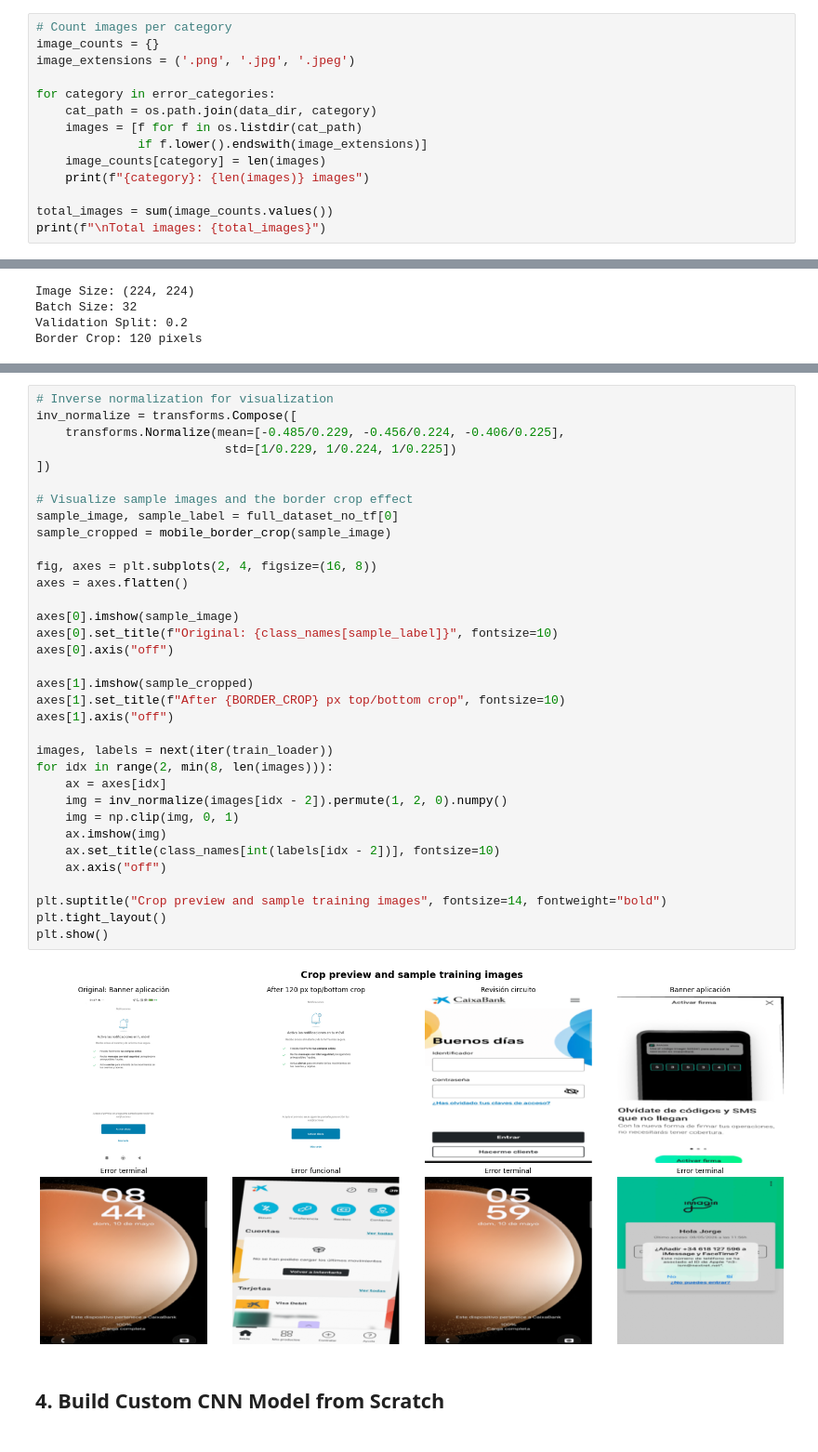
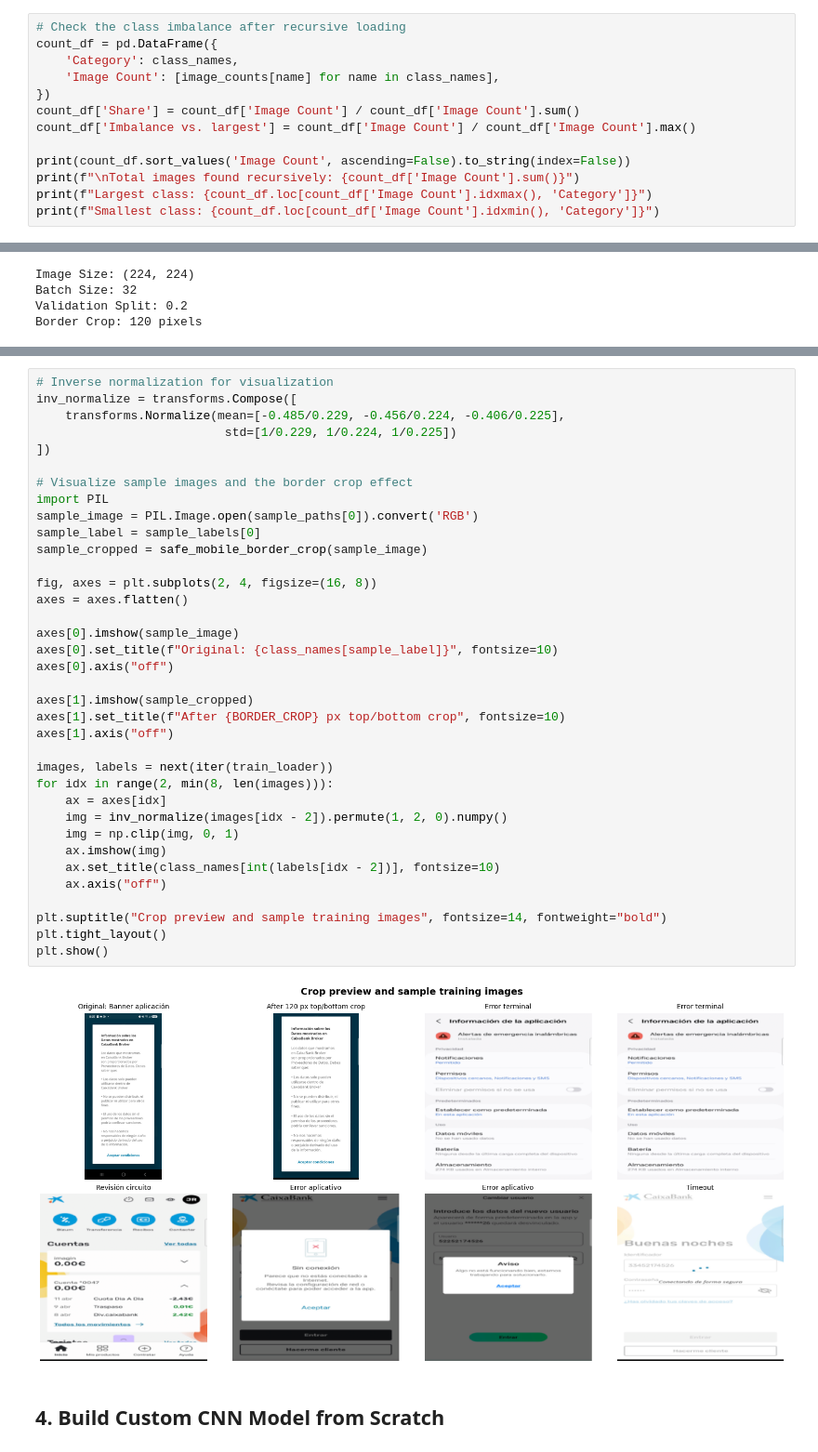
Before and after one commit to IvanBallesteros/TFM, a Jupyter notebook: custom_cnn_from_scratch.ipynb, the cells around one changed output, grey strips where cells are left out. Shown at 93% size. Saved outputs shown, nothing was run; the diff lists cells and outputs as text.

```diff
--- a/custom_cnn_from_scratch.ipynb
+++ b/custom_cnn_from_scratch.ipynb
@@ -83,15 +160,14 @@ Number of categories: 8
 # %%
-# Count images per category
-image_counts = {}
-image_extensions = ('.png', '.jpg', '.jpeg')
+# Check the class imbalance after recursive loading
+count_df = pd.DataFrame({
+    'Category': class_names,
+    'Image Count': [image_counts[name] for name in class_names],
+})
+count_df['Share'] = count_df['Image Count'] / count_df['Image Count'].sum()
+count_df['Imbalance vs. largest'] = count_df['Image Count'] / count_df['Image Count'].max()
 
-for category in error_categories:
-    cat_path = os.path.join(data_dir, category)
-    images = [f for f in os.listdir(cat_path)
-              if f.lower().endswith(image_extensions)]
-    image_counts[category] = len(images)
-    print(f"{category}: {len(images)} images")
-
-total_images = sum(image_counts.values())
-print(f"\nTotal images: {total_images}")
+print(count_df.sort_values('Image Count', ascending=False).to_string(index=False))
+print(f"\nTotal images found recursively: {count_df['Image Count'].sum()}")
+print(f"Largest class: {count_df.loc[count_df['Image Count'].idxmax(), 'Category']}")
+print(f"Smallest class: {count_df.loc[count_df['Image Count'].idxmin(), 'Category']}")
 # %% [output]
@@ -294,36 +371,38 @@ inv_normalize = transforms.Compose([
     transforms.Normalize(mean=[-0.485/0.229, -0.456/0.224, -0.406/0.225],
                           std=[1/0.229, 1/0.224, 1/0.225])
 ])
 
 # Visualize sample images and the border crop effect
-sample_image, sample_label = full_dataset_no_tf[0]
-sample_cropped = mobile_border_crop(sample_image)
+import PIL
+sample_image = PIL.Image.open(sample_paths[0]).convert('RGB')
+sample_label = sample_labels[0]
+sample_cropped = safe_mobile_border_crop(sample_image)
 
 fig, axes = plt.subplots(2, 4, figsize=(16, 8))
 axes = axes.flatten()
 
 axes[0].imshow(sample_image)
 axes[0].set_title(f"Original: {class_names[sample_label]}", fontsize=10)
 axes[0].axis("off")
 
 axes[1].imshow(sample_cropped)
 axes[1].set_title(f"After {BORDER_CROP} px top/bottom crop", fontsize=10)
 axes[1].axis("off")
 
 images, labels = next(iter(train_loader))
 for idx in range(2, min(8, len(images))):
     ax = axes[idx]
     img = inv_normalize(images[idx - 2]).permute(1, 2, 0).numpy()
     img = np.clip(img, 0, 1)
     ax.imshow(img)
     ax.set_title(class_names[int(labels[idx - 2])], fontsize=10)
     ax.axis("off")
 
 plt.suptitle("Crop preview and sample training images", fontsize=14, fontweight="bold")
 plt.tight_layout()
 plt.show()
 # %% [output]
-[figure, old version]
+[figure, new version]
 # %% [markdown]
 ## 4. Build Custom CNN Model from Scratch
 # %%
```
Also changed, not shown: parts of 18 cells of this notebook, 3 other files.
